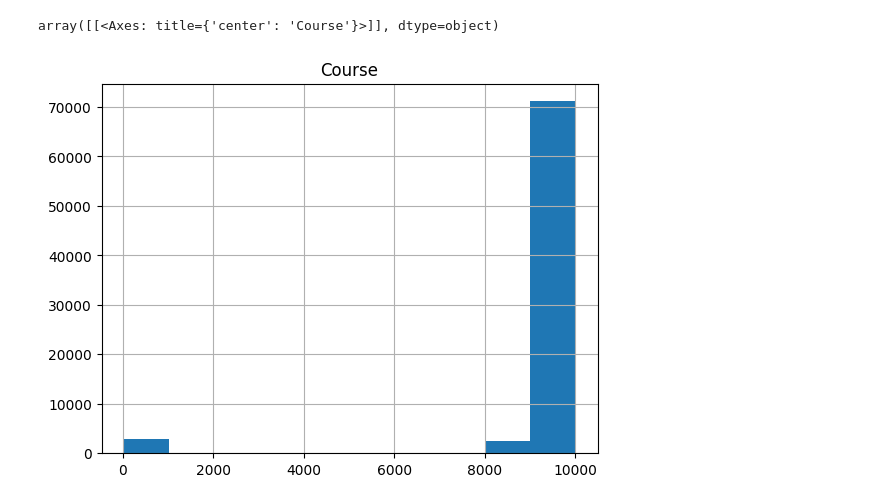
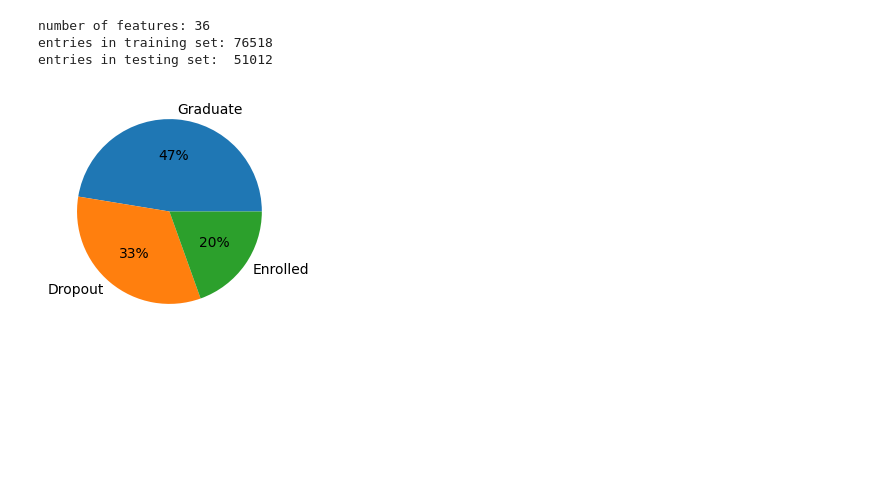
Before and after one commit to seamusbarnes/Kaggle, a Jupyter notebook: playground_series/s04e06_classification_with_an_academic_success_dataset/mian.ipynb, the cells around one changed output. Drawn from its saved outputs; the diff is of its cells as text; code cells hidden in the pictures; blank space fills up the shorter version.

```diff
--- a/playground_series/s04e06_classification_with_an_academic_success_dataset/mian.ipynb
+++ b/playground_series/s04e06_classification_with_an_academic_success_dataset/mian.ipynb
@@ -9,5 +4,0 @@ df_test = pd.read_csv(os.path.join('data','test.csv'))
-# %%
-df.hist('Course')
-# %% [output]
-array([[<Axes: title={'center': 'Course'}>]], dtype=object)
-[figure, removed]
@@ -13,0 +31,32 @@ array([[<Axes: title={'center': 'Course'}>]], dtype=object)
+# %%
+# define the base path to the dataset directory
+data_path = 'playground_series/s04e06_classification_with_an_academic_success_dataset/data/'
+
+# construct file paths for the training and testing datasets using os.path.join for system-independent path handling
+train_path = os.path.join(data_path,'train.csv')
+test_path  = os.path.join(data_path, 'test.csv')
+
+#load the training and testing dataset. set the 'id' column as the index of the DataFrame
+df_train = pd.read_csv(train_path, index_col='id')
+df_test = pd.read_csv(test_path, index_col='id')
+
+# retrieve and store the list of feastures from the test dataset
+initial_features = list(df_test.columns)
+
+# display basic statistics: number of features and entreis in each dataset
+print(f'number of features: {len(initial_features)}')
+print(f'entries in training set: {len(df_train)}')
+print(f'entries in testing set:  {len(df_test)}')
+
+# visualise the distribution of the target variable in the training dataset
+def visualise_target_distribution(df):
+    temp = df['Target'].value_counts()
+    plt.figure(figsize=(3,3))
+    plt.pie(temp, labels=temp.index, autopct='%.0f%%')
+    plt.show()
+visualise_target_distribution(df_train)
+# %% [output]
+number of features: 36
+entries in training set: 76518
+entries in testing set:  51012
+[figure, added]
```
Also changed, not shown: parts of 6 cells of this notebook.
